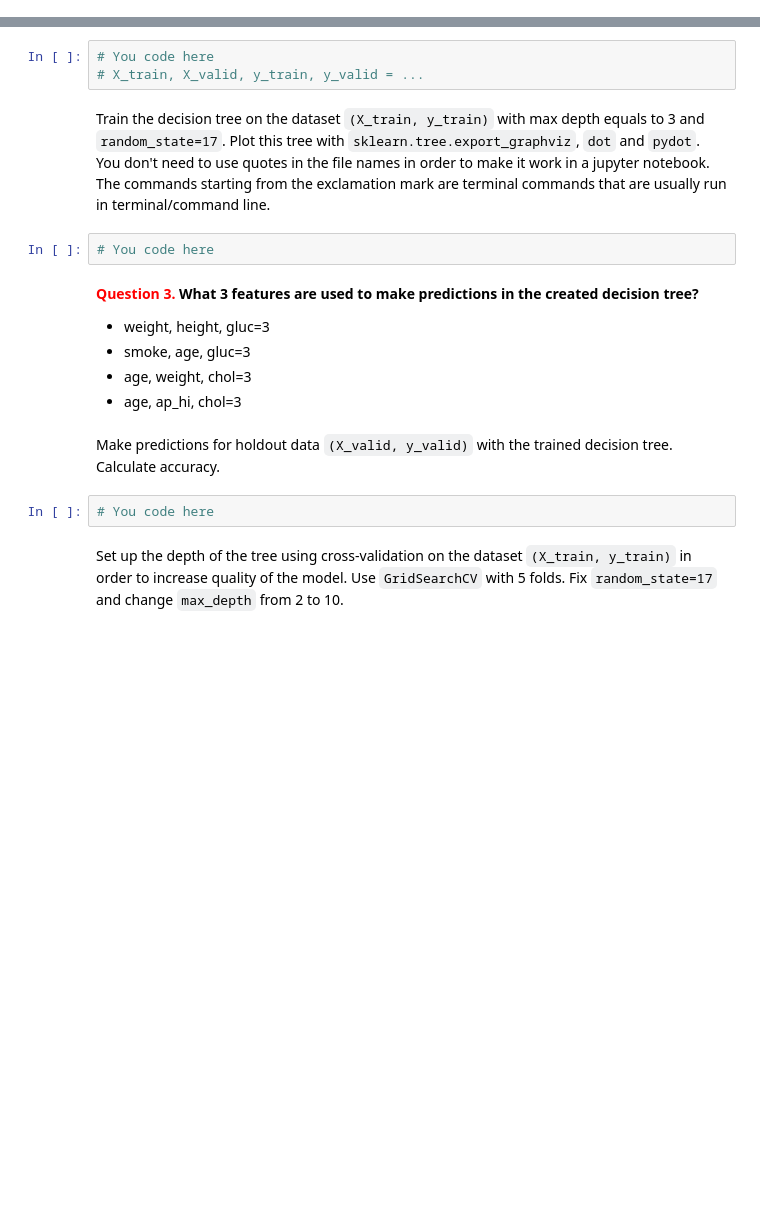
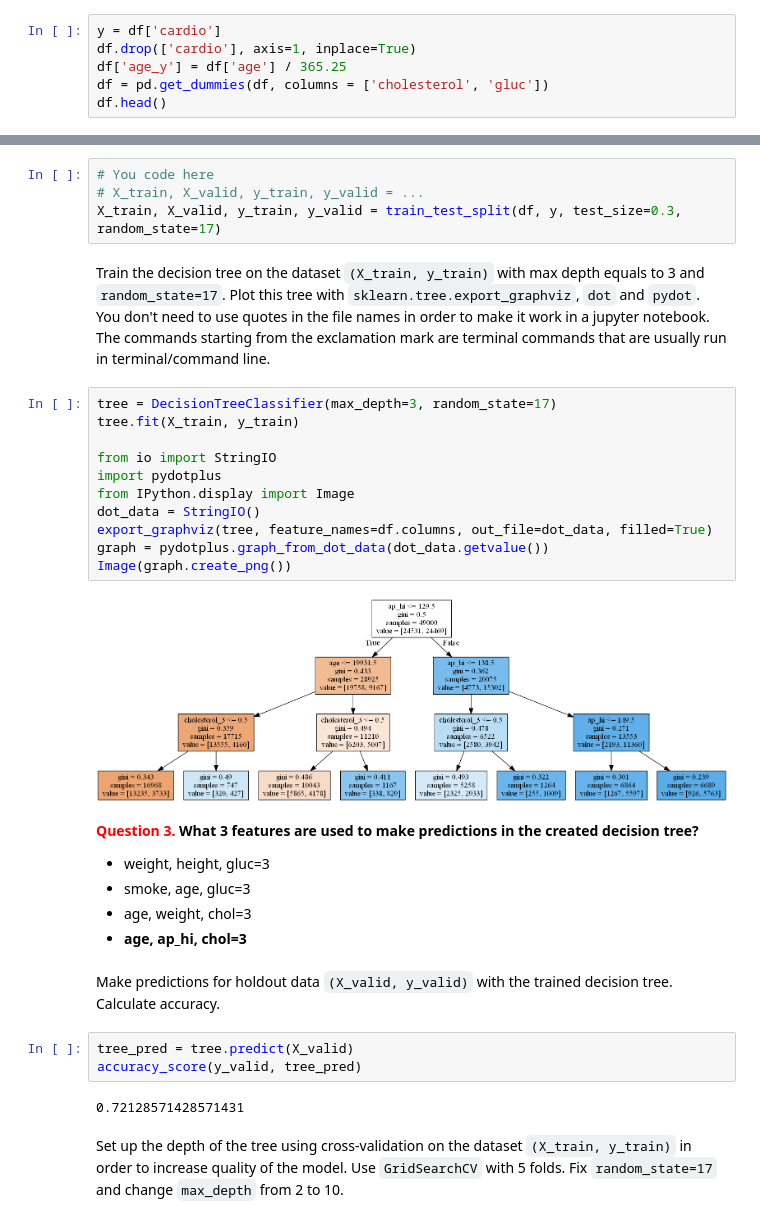
Before and after one commit to bllguo/mlcourse.ai, a Jupyter notebook: jupyter_english/assignments_fall2018/assignment3_decision_trees.ipynb, the cells around one changed output, grey strips where cells are left out. Drawn from its saved outputs; the diff is of its cells as text; blank space fills up the shorter version.

```diff
--- a/jupyter_english/assignments_fall2018/assignment3_decision_trees.ipynb
+++ b/jupyter_english/assignments_fall2018/assignment3_decision_trees.ipynb
@@ -155,0 +144,6 @@ Transform the features: create "age in years" (full age) and also create 3 binar
+# %%
+y = df['cardio']
+df.drop(['cardio'], axis=1, inplace=True)
+df['age_y'] = df['age'] / 365.25
+df = pd.get_dummies(df, columns = ['cholesterol', 'gluc'])
+df.head()
@@ -158,20 +160,35 @@ Split data into train and holdout parts in the proportion of 7/3 using `sklearn.
 # %%
 # You code here
 # X_train, X_valid, y_train, y_valid = ...
+X_train, X_valid, y_train, y_valid = train_test_split(df, y, test_size=0.3, random_state=17)
 # %% [markdown]
 Train the decision tree on the dataset `(X_train, y_train)` with max depth equals to 3 and `random_state=17`. Plot this tree with `sklearn.tree.export_graphviz`, `dot` and `pydot`. You don't need to use quotes in the file names in order to make it work in a jupyter notebook. The commands starting from the exclamation mark are terminal commands that are usually run in terminal/command line.
-# %%
-# You code here
+# %%
+tree = DecisionTreeClassifier(max_depth=3, random_state=17)
+tree.fit(X_train, y_train)
+
+from io import StringIO
+import pydotplus
+from IPython.display import Image
+dot_data = StringIO()
+export_graphviz(tree, feature_names=df.columns, out_file=dot_data, filled=True)
+graph = pydotplus.graph_from_dot_data(dot_data.getvalue())
+Image(graph.create_png())
+# %% [output]
+[figure, added]
 # %% [markdown]
 **<font color='red'>Question 3.</font> What 3 features are used to make predictions in the created decision tree?**
 - weight, height, gluc=3
 - smoke, age, gluc=3
 - age, weight, chol=3
-- age, ap_hi, chol=3
+- **age, ap_hi, chol=3**
 # %% [markdown]
 Make predictions for holdout data `(X_valid, y_valid)` with the trained decision tree. Calculate accuracy.
-# %%
-# You code here
+# %%
+tree_pred = tree.predict(X_valid)
+accuracy_score(y_valid, tree_pred)
+# %% [output]
+0.72128571428571431
 # %% [markdown]
 Set up the depth of the tree using cross-validation on the dataset `(X_train, y_train)` in order to increase quality of the model. Use `GridSearchCV` with 5 folds. Fix `random_state=17` and change  `max_depth` from 2 to 10.
 # %%
```
Also changed, not shown: parts of 16 cells of this notebook.
